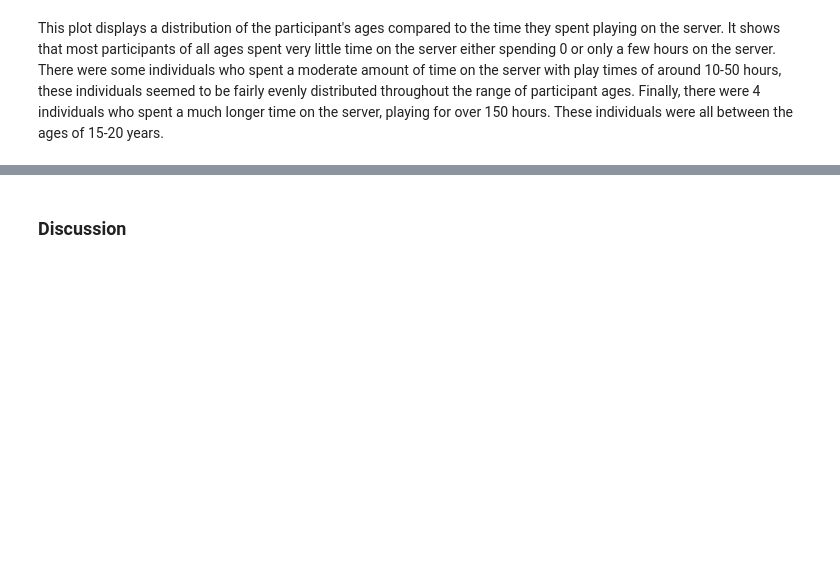
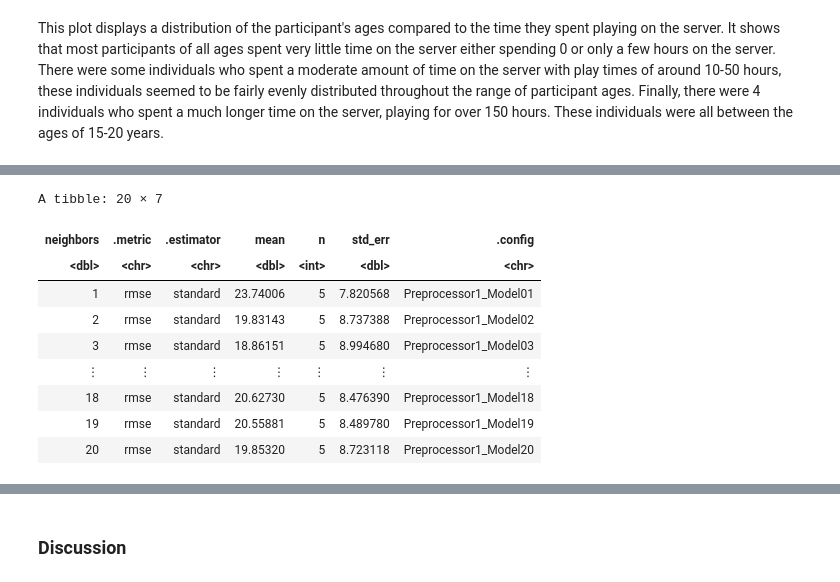
Before and after one commit to Lauryn17/dsci-100-2025-group-25, a Jupyter notebook: project_final.ipynb, the cells around one changed output, grey strips where cells are left out. Cells and saved outputs as stored; diff of their text form; code cells hidden in the pictures; blank space fills up the shorter version.

Commit message:
Added Filtered regression for played_hours > 0

```diff
--- a/project_final.ipynb
+++ b/project_final.ipynb
@@ -209,0 +240,43 @@ plot_final
+# %%
+set.seed(2000)
+
+players_filtered <- filter(players, played_hours > 0)
+players_filtered_split <- initial_split(players_filtered, prop = 0.75)
+players_filtered_training <- training(players_filtered_split)
+players_filtered_testing <- testing(players_filtered_split)
+# %%
+set.seed(2000)
+
+players_spec <- nearest_neighbor(weight_func = "rectangular", neighbors = tune()) |>
+      set_engine("kknn") |>
+      set_mode("regression")
+
+players_filtered_recipe <- recipe(played_hours ~ Age, data = players_filtered_training) |>
+      step_scale(all_predictors()) |>
+      step_center(all_predictors())
+
+players_filtered_vfold <- vfold_cv(players_filtered_training, v = 5)
+
+players_filtered_wkflw <- workflow() |>
+  add_recipe(players_filtered_recipe) |>
+  add_model(players_spec)
+# %%
+gridvals <- tibble(neighbors = seq(from = 1, to = 20, by = 1))
+
+players_filtered_results <- players_filtered_wkflw |>
+  tune_grid(resamples = players_filtered_vfold, grid = gridvals) |>
+  collect_metrics() |>
+  filter(.metric == "rmse")
+
+players_filtered_results
+# %% [output]
+A tibble: 20 × 7
+| neighbors | .metric | .estimator | mean | n | std_err | .config |
+| <dbl> | <chr> | <chr> | <dbl> | <int> | <dbl> | <chr> |
+| 1 | rmse | standard | 23.74006 | 5 | 7.820568 | Preprocessor1_Model01 |
+| 2 | rmse | standard | 19.83143 | 5 | 8.737388 | Preprocessor1_Model02 |
+| 3 | rmse | standard | 18.86151 | 5 | 8.994680 | Preprocessor1_Model03 |
+| ⋮ | ⋮ | ⋮ | ⋮ | ⋮ | ⋮ | ⋮ |
+| 18 | rmse | standard | 20.62730 | 5 | 8.476390 | Preprocessor1_Model18 |
+| 19 | rmse | standard | 20.55881 | 5 | 8.489780 | Preprocessor1_Model19 |
+| 20 | rmse | standard | 19.85320 | 5 | 8.723118 | Preprocessor1_Model20 |
```
Also changed, not shown: parts of 7 cells of this notebook.
